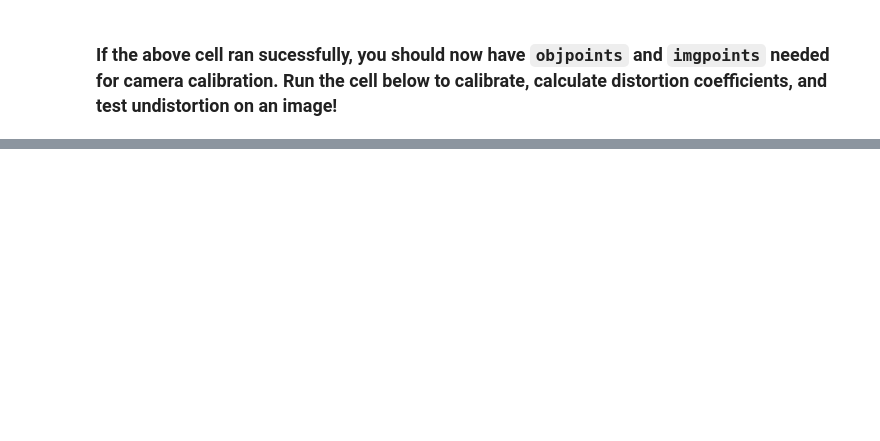
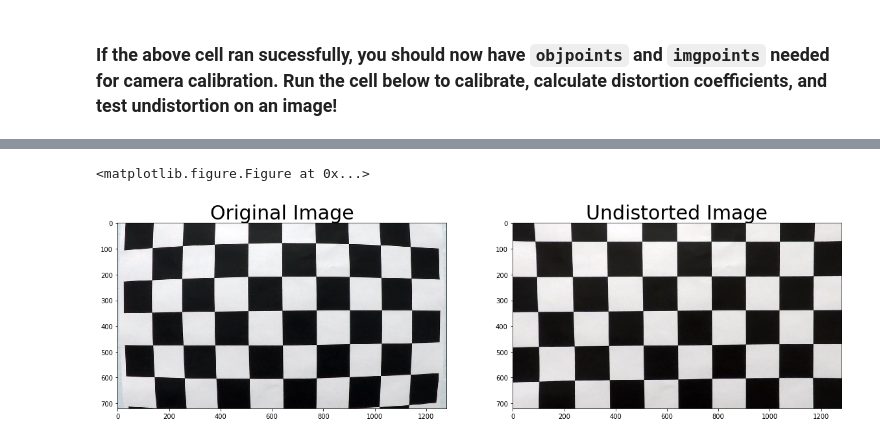
Before and after one commit to IanBoyanZhang/CarND-Advanced-Lane-Lines, a Jupyter notebook: camera_calibration.ipynb, the cells around one changed output, grey strips where cells are left out. Drawn from its saved outputs; the diff is of its cells as text; code cells hidden in the pictures; blank space fills up the shorter version.

```diff
--- a/camera_calibration.ipynb
+++ b/camera_calibration.ipynb
@@ -114,0 +138,22 @@ image_calibration(input_image_paths[0], output_image_paths[0])
+# %%
+# Test undistort
+def undistort(image_path):
+    dist_pickle = pickle.load(open("test_images/dist_pickle.p", "rb"))
+    fig = plt.figure()
+    mtx = dist_pickle["mtx"]
+    dist = dist_pickle["dist"]
+    img = cv2.imread(image_path)
+    dst = cv2.undistort(img, mtx, dist, None, mtx)
+    dst = cv2.cvtColor(dst, cv2.COLOR_BGR2RGB)
+
+    f, (ax1, ax2) = plt.subplots(1, 2, figsize=(20,10))
+    ax1.imshow(img)
+    ax1.set_title('Original Image', fontsize=30)
+    ax2.imshow(dst)
+    ax2.set_title('Undistorted Image', fontsize=30)
+
+# Test undistort on chessboard image
+undistort("camera_cal/calibration1.jpg")
+# %% [output]
+<matplotlib.figure.Figure at 0x...>
+[figure, added]
```
Also changed, not shown: parts of 4 cells of this notebook, 1 other file.
